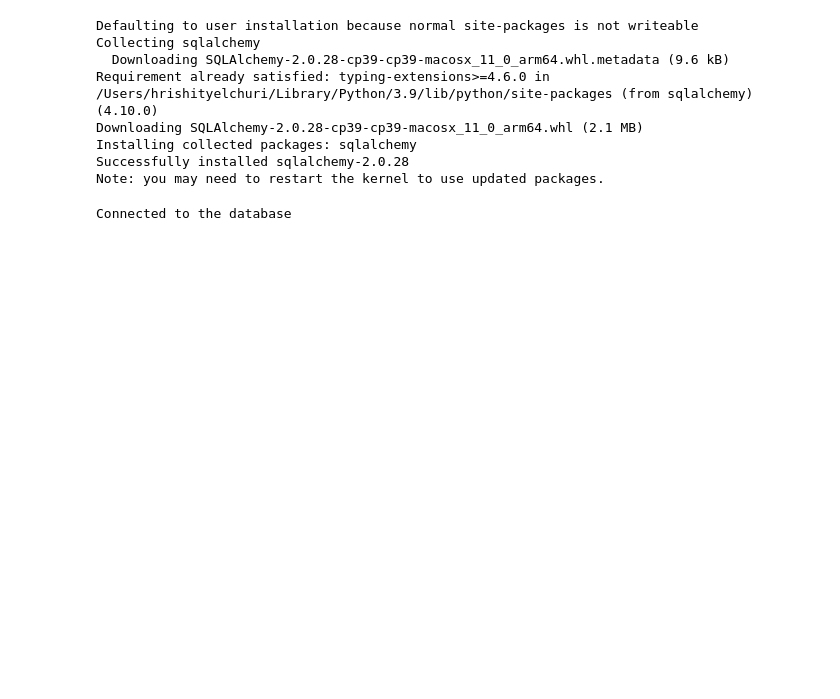
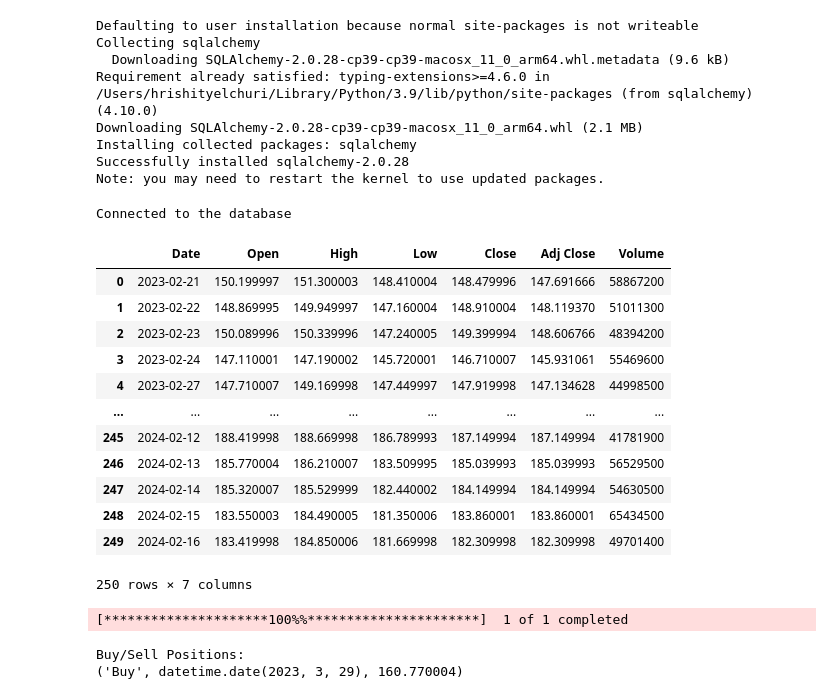
Before and after one commit to Hrishitcodethis/TBTFW_task, a Jupyter notebook: aapl1.ipynb, the cells around one changed output. Saved outputs shown, nothing was run; the diff lists cells and outputs as text; code cells hidden in the pictures; blank space fills up the shorter version.

```diff
--- a/aapl1.ipynb
+++ b/aapl1.ipynb
@@ -28,3 +28,27 @@ Connected to the database
 # %%
 query = 'SELECT * FROM aapl'  # Adjust query based on your table structure
 df = pd.read_sql(query, engine)
+# %%
+df
+# %% [output]
+|  | Date | Open | High | Low | Close | Adj Close | Volume |
+| 0 | 2023-02-21 | 150.199997 | 151.300003 | 148.410004 | 148.479996 | 147.691666 | 58867200 |
+| 1 | 2023-02-22 | 148.869995 | 149.949997 | 147.160004 | 148.910004 | 148.119370 | 51011300 |
+| 2 | 2023-02-23 | 150.089996 | 150.339996 | 147.240005 | 149.399994 | 148.606766 | 48394200 |
+| 3 | 2023-02-24 | 147.110001 | 147.190002 | 145.720001 | 146.710007 | 145.931061 | 55469600 |
+| 4 | 2023-02-27 | 147.710007 | 149.169998 | 147.449997 | 147.919998 | 147.134628 | 44998500 |
+| ... | ... | ... | ... | ... | ... | ... | ... |
+| 245 | 2024-02-12 | 188.419998 | 188.669998 | 186.789993 | 187.149994 | 187.149994 | 41781900 |
+| 246 | 2024-02-13 | 185.770004 | 186.210007 | 183.509995 | 185.039993 | 185.039993 | 56529500 |
+| 247 | 2024-02-14 | 185.320007 | 185.529999 | 182.440002 | 184.149994 | 184.149994 | 54630500 |
+| 248 | 2024-02-15 | 183.550003 | 184.490005 | 181.350006 | 183.860001 | 183.860001 | 65434500 |
+| 249 | 2024-02-16 | 183.419998 | 184.850006 | 181.669998 | 182.309998 | 182.309998 | 49701400 |
+250 rows × 7 columns
+# %%
+# Fetch AAPL stock data from Yahoo Finance
+start_date = '2021-02-21'
+end_date = '2024-02-17'
+aapl = yf.download('AAPL', start=start_date, end=end_date)
+aapl.reset_index(inplace=True)
+# %% [output]
+[*********************100%%**********************]  1 of 1 completed
@@ -30,0 +97,8 @@ df = pd.read_sql(query, engine)
+# %%
+# Print the buy/sell positions
+print("Buy/Sell Positions:")
+for position in positions:
+    print(position)
+# %% [output]
+Buy/Sell Positions:
+('Buy', datetime.date(2023, 3, 29), 160.770004)
```
Also changed, not shown: parts of 9 cells of this notebook.
